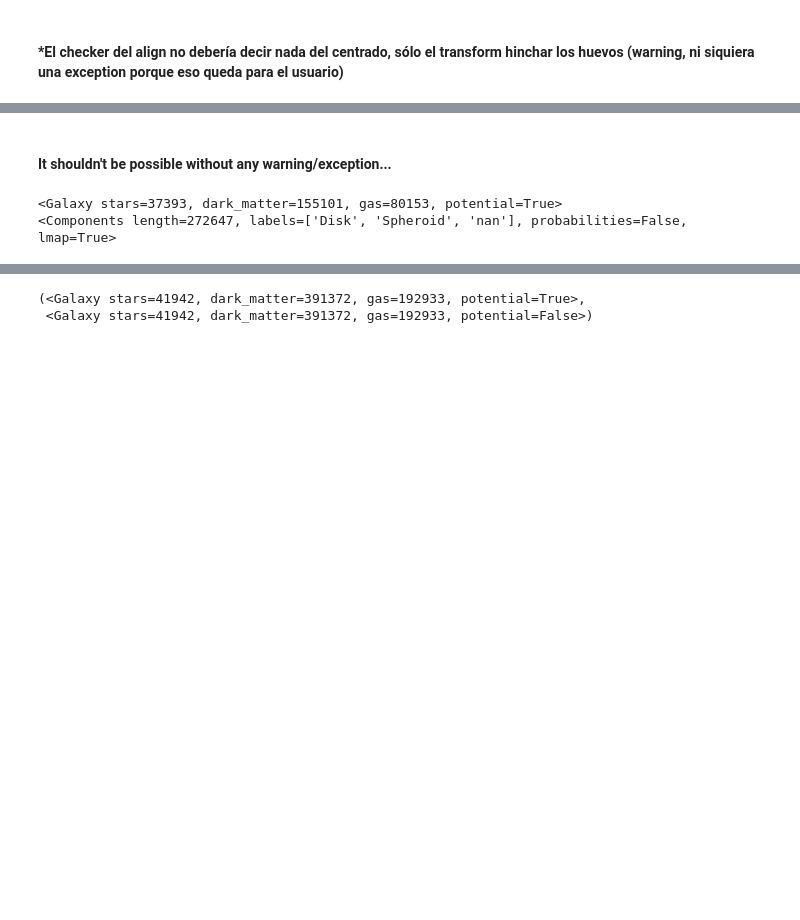
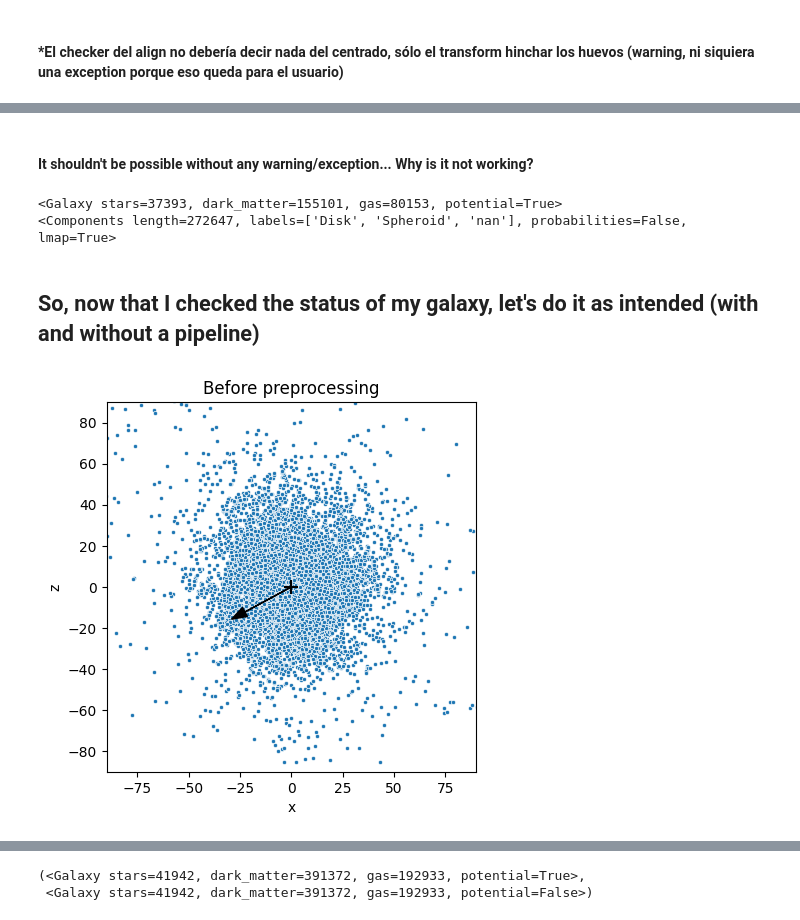
Before and after one commit to BrunoCeliz/galaxy-chop, a Jupyter notebook: draft/Galaxychop_tutorial.ipynb, the cells around one changed output, grey strips where cells are left out. Cells and saved outputs as stored; diff of their text form; code cells hidden in the pictures; blank space fills up the shorter version.

```diff
--- a/draft/Galaxychop_tutorial.ipynb
+++ b/draft/Galaxychop_tutorial.ipynb
@@ -70,9 +79,11 @@ Decomposer = gchop.models.JThreshold(eps_cut=0.7)
 
 decomp_glx = Decomposer.decompose(gal)
 # %% [markdown]
-#### It shouldn't be possible without any warning/exception...
+#### It shouldn't be possible without any warning/exception... Why is it not working?
 # %%
 decomp_glx
 # %% [output]
 <Galaxy stars=37393, dark_matter=155101, gas=80153, potential=True>
 <Components length=272647, labels=['Disk', 'Spheroid', 'nan'], probabilities=False, lmap=True>
+# %% [markdown]
+## So, now that I checked the status of my galaxy, let's do it as intended (with and without a pipeline)
@@ -78,0 +98,21 @@ decomp_glx
+# %%
+# Draw without importing maltplotlib, but maybe preferrable...
+
+# Stars of the galaxy, before rotation
+ax = gal.plot.scatter("x", "z", ptypes='stars')
+# The (0,0,0):
+ax.scatter([0], [0], marker='+', s=100, c='k')
+# The angular momentum vector:
+Jx_tot = gal.stars.Jx_.value.sum()
+Jy_tot = gal.stars.Jy_.value.sum()
+Jz_tot = gal.stars.Jz_.value.sum()
+J_tot = (Jx_tot**2 + Jy_tot**2 + Jz_tot**2)**(0.5)
+ax.arrow(0, 0, 50 * Jx_tot/J_tot, 50 * Jz_tot/J_tot,
+          color='k', head_width=5)
+#ax.set_aspect('equal', adjustable='box')
+ax.set_title('Before preprocessing')
+ax.set_xlim(-90,90)
+ax.set_ylim(-90,90)
+ax.set_box_aspect(1)
+# %% [output]
+[figure, added]
```
Also changed, not shown: parts of 29 cells of this notebook, 1 other file.
